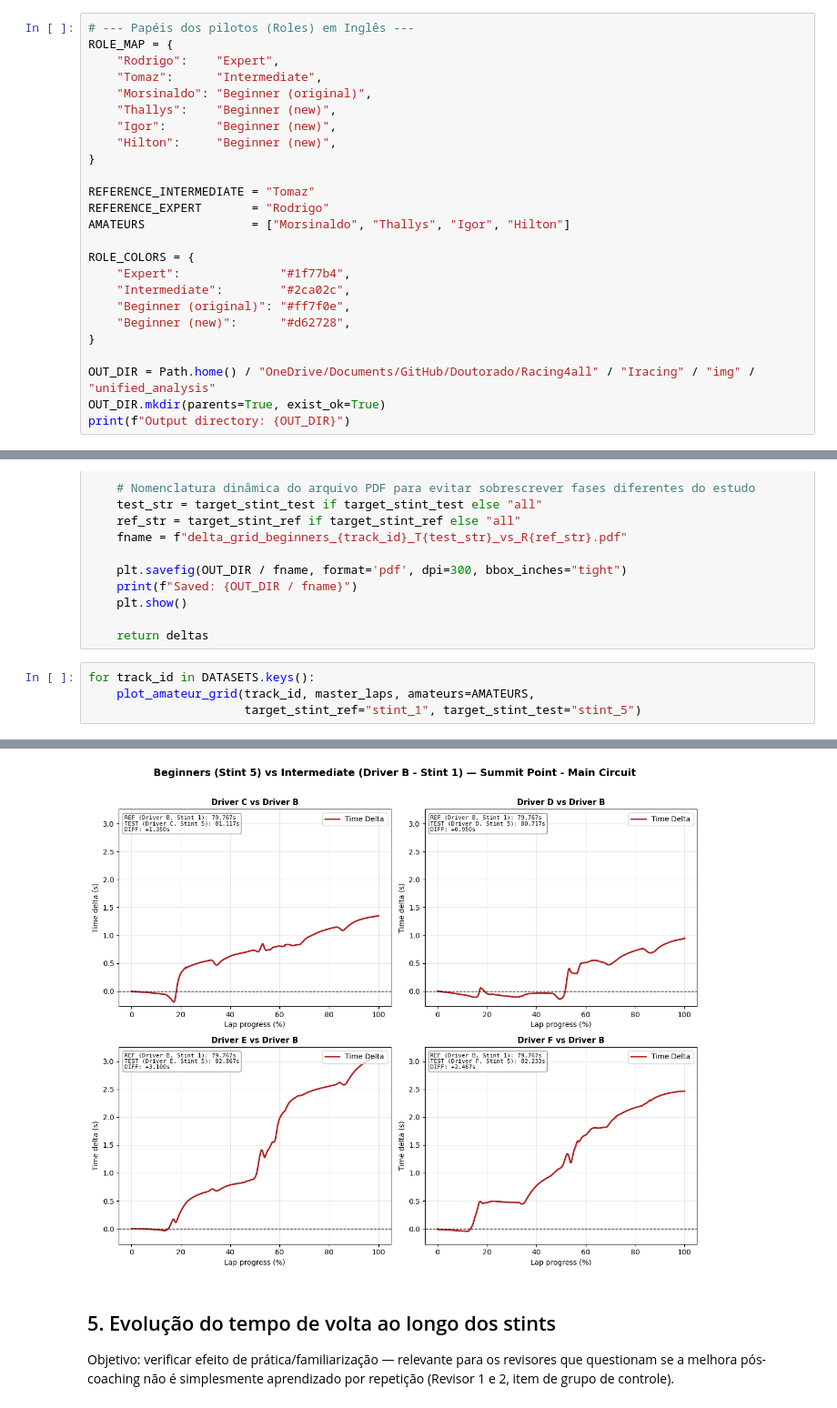
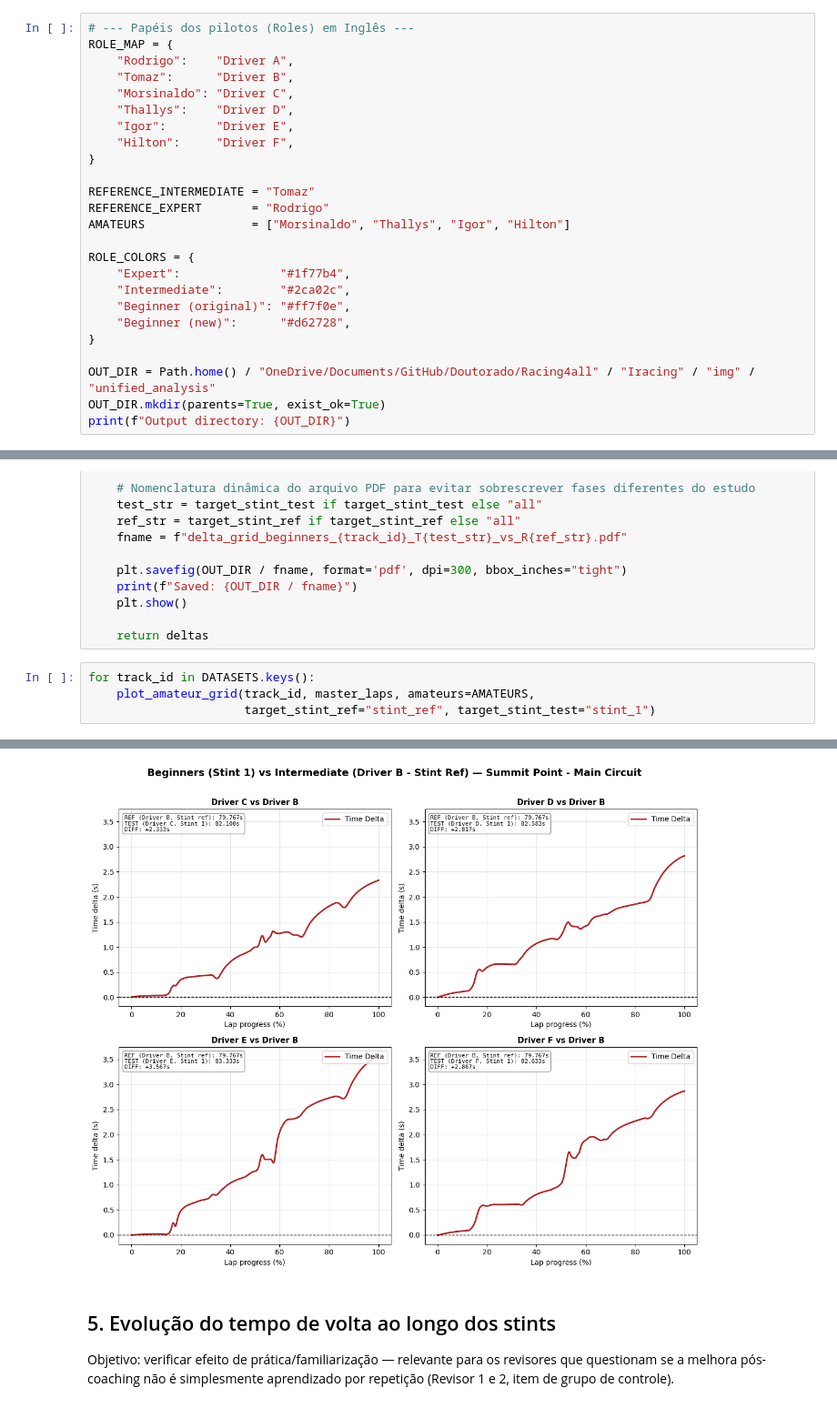
Before and after one commit to conect2ai/Racing4all, a Jupyter notebook: Iracing/Notebooks/unified_pilot_analysis.ipynb, the cells around one changed output, grey strips where cells are left out. Shown at 91% size. Cells and saved outputs as stored; diff of their text form.

Commit message:
unfied_plot atualizado com o comparativo correto entre pilotos e stint_ref

```diff
--- a/Iracing/Notebooks/unified_pilot_analysis.ipynb
+++ b/Iracing/Notebooks/unified_pilot_analysis.ipynb
@@ -50,12 +50,12 @@ Pistas no dataset : ['charlotte_roval_2025', 'summit_point']
 # %%
 # --- Papéis dos pilotos (Roles) em Inglês ---
 ROLE_MAP = {
-    "Rodrigo":    "Expert",
-    "Tomaz":      "Intermediate",
-    "Morsinaldo": "Beginner (original)",
-    "Thallys":    "Beginner (new)",
-    "Igor":       "Beginner (new)",
-    "Hilton":     "Beginner (new)",
+    "Rodrigo":    "Driver A",
+    "Tomaz":      "Driver B",
+    "Morsinaldo": "Driver C",
+    "Thallys":    "Driver D",
+    "Igor":       "Driver E",
+    "Hilton":     "Driver F",
 }
 
 REFERENCE_INTERMEDIATE = "Tomaz"
@@ -350,6 +350,6 @@ def plot_amateur_grid(track_id: str, master_laps: pd.DataFrame, amateurs=AMATEUR
 # %%
 for track_id in DATASETS.keys():
     plot_amateur_grid(track_id, master_laps, amateurs=AMATEURS,
-                      target_stint_ref="stint_1", target_stint_test="stint_5")
+                      target_stint_ref="stint_ref", target_stint_test="stint_1")
 # %% [output]
     [1/1] Loading mx5 mx52016_charlotte 2025 roval2025 2025-11-26 13-56-41.ibt … OK (179,705 samples, laps 0–28)
@@ -374,4 +374,4 @@ Saved: C:\Users\to_fi\OneDrive\Documents\GitHub\Doutorado\Racing4all\Iracing\img
-[figure, old version]
+[figure, new version]
 # %% [markdown]
 ## 5. Evolução do tempo de volta ao longo dos stints
 
```
Also changed, not shown: parts of 6 cells of this notebook.
